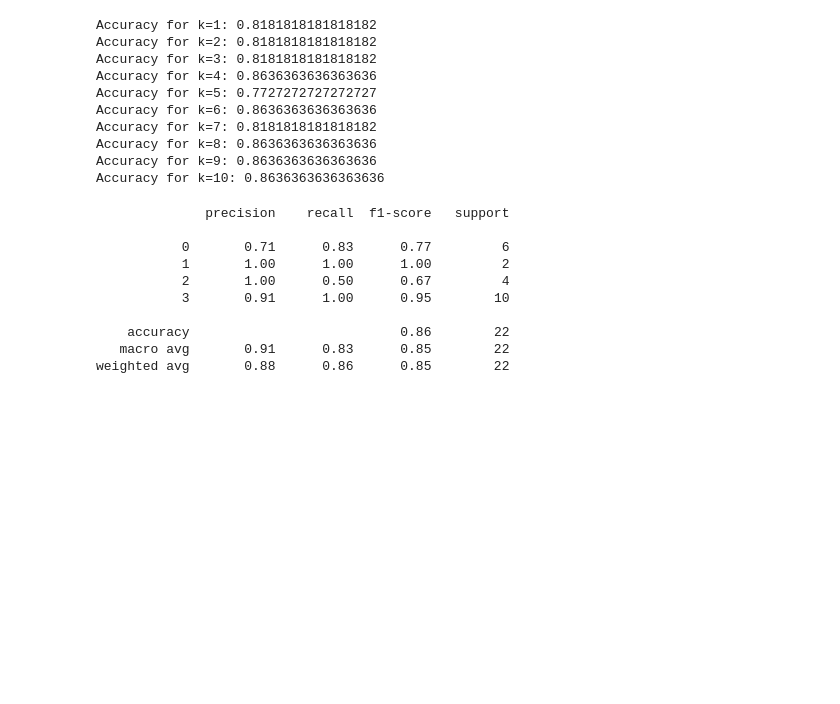
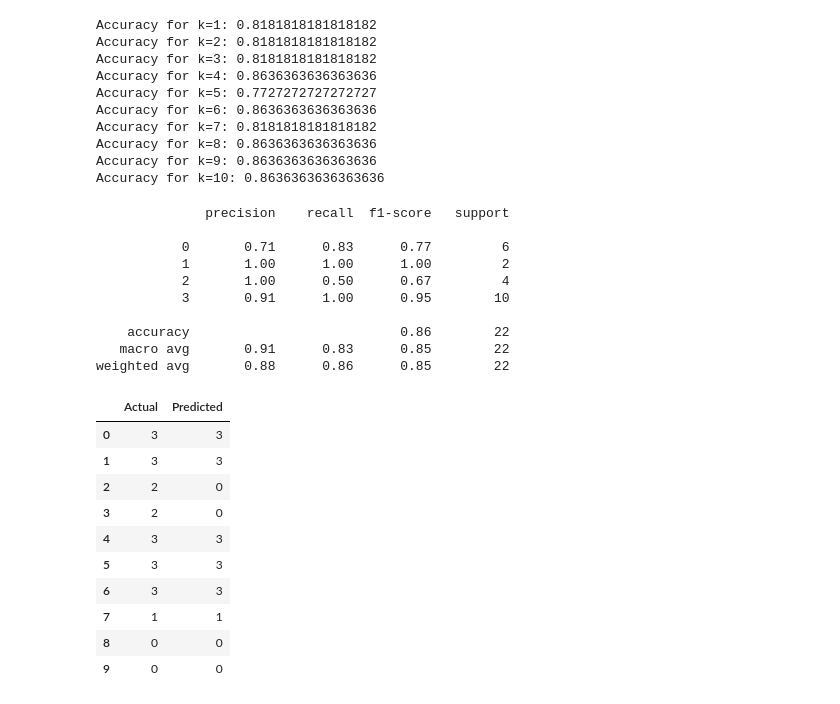
Before and after one commit to ahmadrifaa/UAS-AI, a Jupyter notebook: Klasifikasi_Obesitas.ipynb, the cells around one changed output. Drawn from its saved outputs; the diff is of its cells as text; code cells hidden in the pictures; blank space fills up the shorter version.

```diff
--- a/Klasifikasi_Obesitas.ipynb
+++ b/Klasifikasi_Obesitas.ipynb
@@ -227,3 +227,18 @@ print(classification_report(y_test_enc, y_pred))
     accuracy                           0.86        22
    macro avg       0.91      0.83      0.85        22
 weighted avg       0.88      0.86      0.85        22
+# %%
+df_pred = pd.DataFrame({'Actual': y_test_enc, 'Predicted': y_pred})
+df_pred.head(10)
+# %% [output]
+|  | Actual | Predicted |
+| 0 | 3 | 3 |
+| 1 | 3 | 3 |
+| 2 | 2 | 0 |
+| 3 | 2 | 0 |
+| 4 | 3 | 3 |
+| 5 | 3 | 3 |
+| 6 | 3 | 3 |
+| 7 | 1 | 1 |
+| 8 | 0 | 0 |
+| 9 | 0 | 0 |
```
